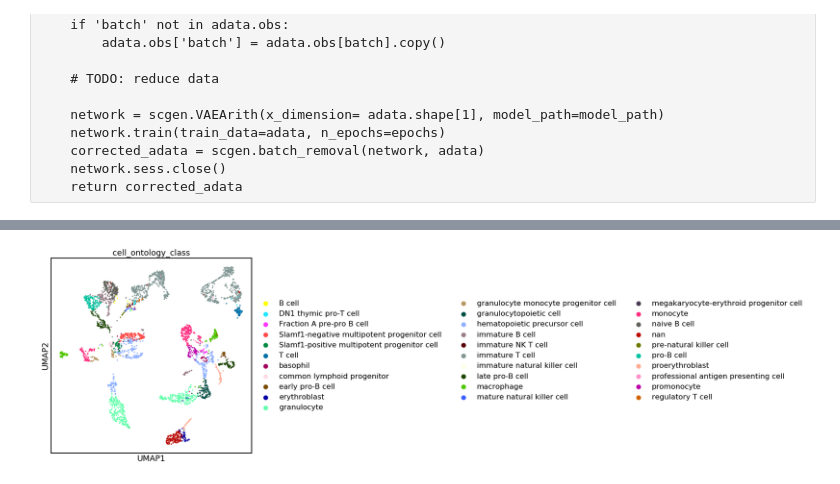
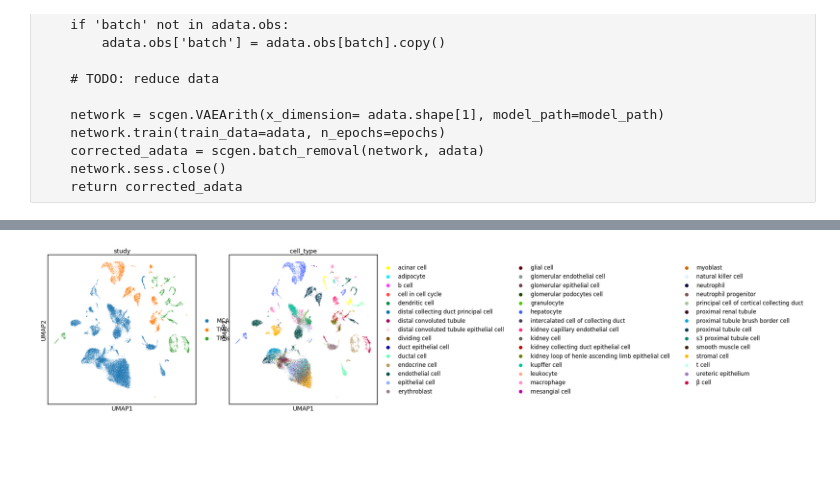
Before and after one commit to theislab/scib, a Jupyter notebook: notebooks/integration/scGen.ipynb, the cells around one changed output, grey strips where cells are left out. Saved outputs shown, nothing was run; the diff lists cells and outputs as text; code cells hidden in the pictures; blank space fills up the shorter version.

```diff
--- a/notebooks/integration/scGen.ipynb
+++ b/notebooks/integration/scGen.ipynb
@@ -23,3 +13,5 @@ adata = sc.read("../data/tabula_muris/merged_trunc.h5ad")
+# %%
+adata = sc.read("/storage/groups/ml01/workspace/group.daniela/mca_tm_liv_kid_pan.h5ad")
 # %% [raw]
 data_dir = '../data/'
 adata = sc.read(data_dir+'processed/merged_adata.h5ad')
@@ -87,3 +103,3 @@ WARNING: You're trying to run this on 13006 dimensions of `.X`, if you really wa
 # %%
-sc.pl.umap(adata, color='cell_ontology_class')
+sc.pl.umap(adata, color=['study', 'cell_type'])
 # %% [output]
@@ -92 +106 @@ W0813 15:54:28.208690 140357350315840 font_manager.py:1282] findfont: Font famil
-[figure, old version]
+[figure, new version]
```
Also changed, not shown: parts of 7 cells of this notebook, 1 other file.
